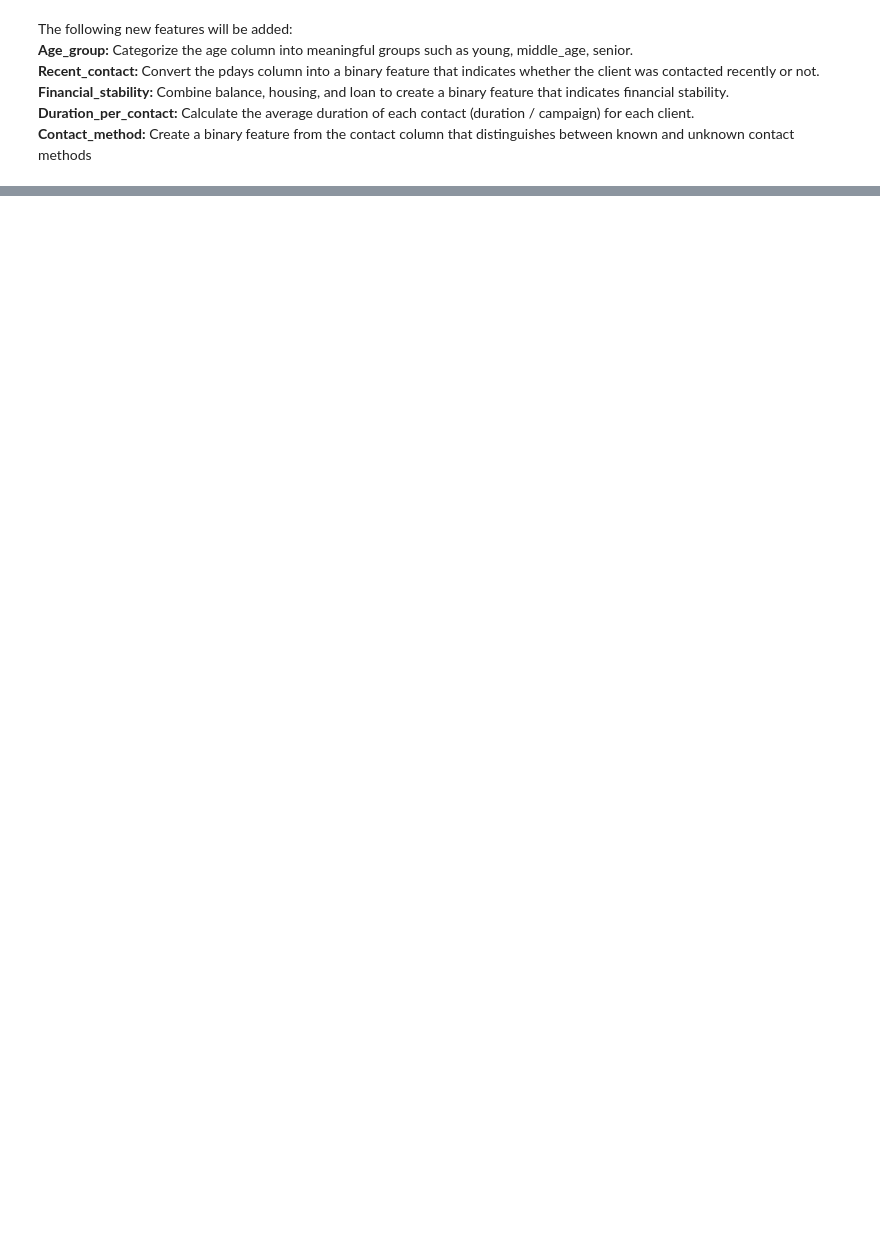
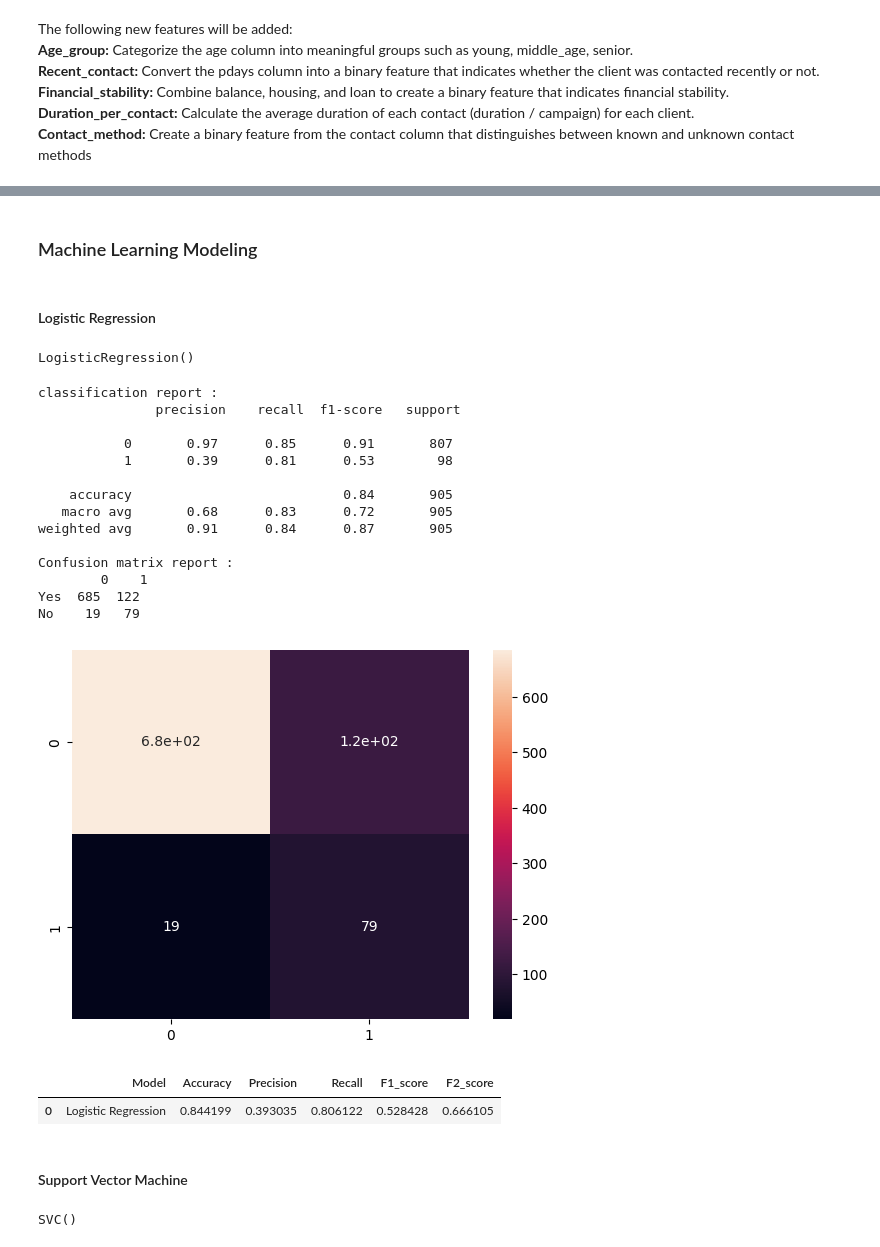
Before and after one commit to acheampongmaa/Bank-Term-Deposit-Prediction, a Jupyter notebook: main_codes.ipynb, the cells around one changed output, grey strips where cells are left out. Drawn from its saved outputs; the diff is of its cells as text; code cells hidden in the pictures; blank space fills up the shorter version.

```diff
--- a/main_codes.ipynb
+++ b/main_codes.ipynb
@@ -258,0 +464,4 @@ data.head()
+# %%
+# Create an instance of SMOTE and fit it on the train feature and targets
+sm = SMOTE(sampling_strategy='minority')
+X_train_df, y_train = sm.fit_resample(X_train_df, y_train)
@@ -258,0 +481,54 @@ data.head()
+# %% [markdown]
+### Machine Learning Modeling
+# %%
+#Function to evaluate the model
+def evaluate_model(model, test, y_true):
+    # Compute the valid metrics for the use case # Optional: show the classification report
+    pred = model.predict(test)
+    F1 = f1_score(y_true, pred)
+    accuracy = accuracy_score(y_true, pred)
+    precision = precision_score(y_true, pred)
+    recall = recall_score(y_true, pred)
+    F2 = fbeta_score(y_true, pred, beta=2.0)
+
+    print("classification report : \n", classification_report(y_true, pred))
+    cf = confusion_matrix(y_true, pred)
+    print("Confusion matrix report : \n", pd.DataFrame(cf, index=['Yes', 'No']))
+    sns.heatmap(cf, annot=True)
+
+    return accuracy, precision, recall, F1, F2, pred
+# %% [markdown]
+#### Logistic Regression
+# %%
+lgr_model = LogisticRegression()
+# %%
+# Use the .fit method
+lgr_model.fit(X_train_df, y_train)
+# %% [output]
+LogisticRegression()
+# %%
+accuracy_lgr_model, precision_lgr_model, recall_lgr_model, F1_lgr_model, F2_lgr_model, lgr_model_pred = evaluate_model(lgr_model, X_test_df, y_test)
+# %% [output]
+classification report :
+               precision    recall  f1-score   support
+
+           0       0.97      0.85      0.91       807
+           1       0.39      0.81      0.53        98
+
+    accuracy                           0.84       905
+   macro avg       0.68      0.83      0.72       905
+weighted avg       0.91      0.84      0.87       905
+
+Confusion matrix report :
+        0    1
+Yes  685  122
+No    19   79
+[figure, added]
+# %%
+results = pd.DataFrame([['Logistic Regression', accuracy_lgr_model, precision_lgr_model, recall_lgr_model, F1_lgr_model, F2_lgr_model]], columns = ['Model', 'Accuracy', 'Precision', 'Recall', 'F1_score', 'F2_score'])
+results
+# %% [output]
+|  | Model | Accuracy | Precision | Recall | F1_score | F2_score |
+| 0 | Logistic Regression | 0.844199 | 0.393035 | 0.806122 | 0.528428 | 0.666105 |
+# %% [markdown]
+#### Support Vector Machine
@@ -258,0 +537,4 @@ data.head()
+# %%
+svm.fit(X_train_df, y_train)
+# %% [output]
+SVC()
```
Also changed, not shown: parts of 58 cells of this notebook.
